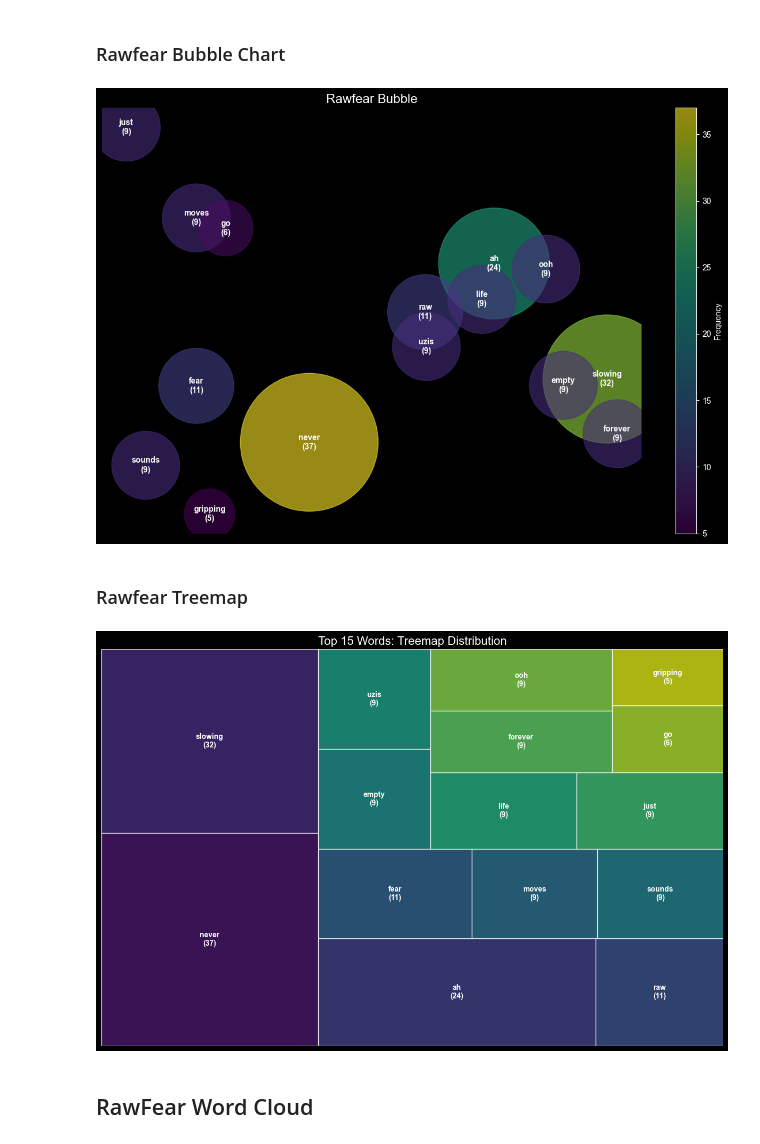
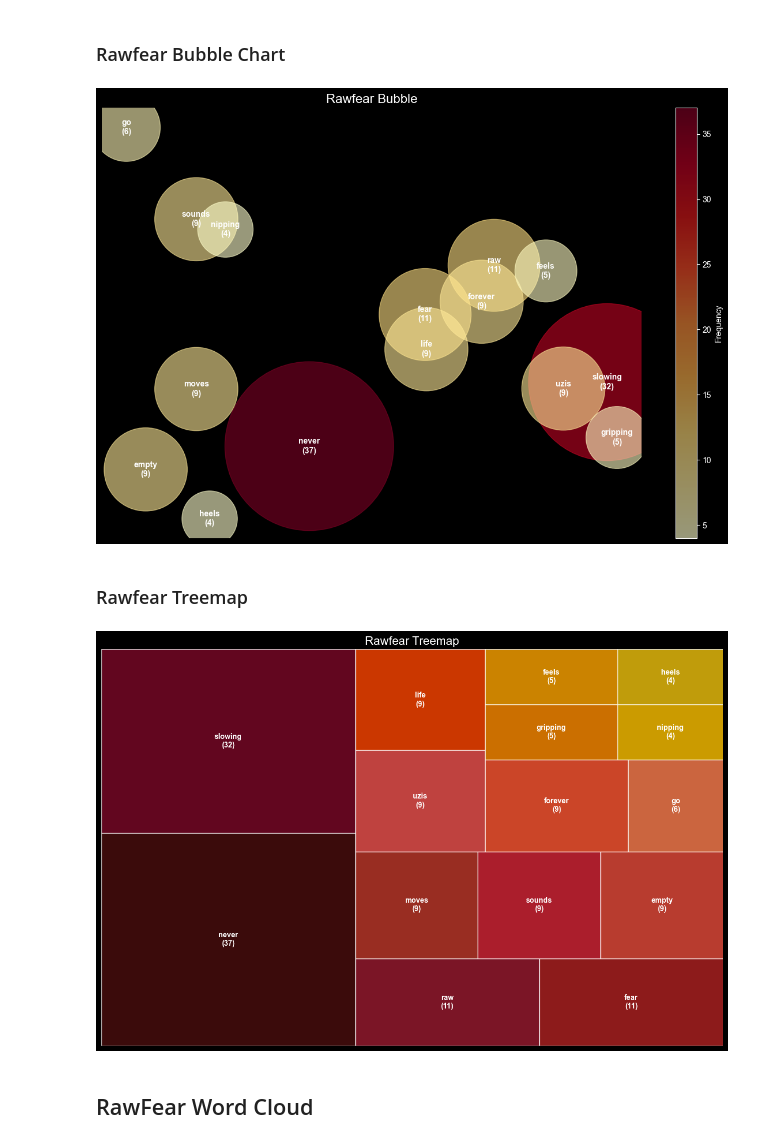
Before and after one commit to MeredithClikkie/torchbearerlab.github.io, a Jupyter notebook: Rawfear.ipynb, the cells around one changed output. Drawn from its saved outputs; the diff is of its cells as text; code cells hidden in the pictures.

Commit message:
update color scheme rawfear, convert to py, then changed name with date and md for github.io

```diff
--- a/Rawfear.ipynb
+++ b/Rawfear.ipynb
@@ -23,7 +23,10 @@ stop_words = [
     "but", "if", "or", "because", "as", "until", "while", "of", "at", "by",
     "for", "with", "about", "against", "between", "into", "through", "during",
     "before", "after", "above", "below", "to", "from", "up", "down", "in",
-    "out", "on", "off", "over", "under", "again", "further", "then", "once"
+    "out", "on", "off", "over", "under", "again", "further", "then", "once",
+    "not", "no", "yes", "so", "can", "just", "dont", "yeah", "let", "im", "ah",
+    "want", "like", "ive", "all", "ooh", "ill", "even", "forforforforforfor",
+    "yeahyeahyeahyeah", "daisychained" "thats", "there"
 ]
 
 # Function to remove stop words from a string
@@ -121,12 +124,31 @@ print(counts.most_common(10))
 df_counts = pd.DataFrame(counts.most_common(15), columns=['Word', 'Count'])
 df_counts = df_counts.sort_values(by='Count', ascending=True)
 
+# Define Red/Orange/Yellow palette
+warm_colors = [
+    '#4A0E0E', # Dark Garnet
+    '#7B0828', # Deep Ruby
+    '#9B1B30', # Chili Pepper
+    '#B22222', # Firebrick
+    '#C0392B', # Pomegranate
+    '#D72638', # Crimson
+    '#E74C3C', # Alizarin
+    '#F0544F', # Soft Coral
+    '#FF4500', # Orange Red
+    '#FF5733', # Persimmon
+    '#FF7F50', # Coral
+    '#FF8C00', # Dark Orange
+    '#FFA500', # Orange
+    '#FFC300', # Sunflower
+    '#F1C40F'  # Maize
+]
+
 # Create the plot
-plt.barh(df_counts['Word'], df_counts['Count'], color='skyblue')
+plt.barh(df_counts['Word'], df_counts['Count'], color=warm_colors)
 plt.xlabel('Frequency')
-plt.title('Top 15 Most Frequent Words')
+plt.title('Rawfear Top 15 Words')
 plt.tight_layout()
 
 # Save or display
-plt.savefig('lyric_counts_bar.png')
+plt.savefig('rawfear_bar.png')
 # %% [output]
@@ -184,9 +206,9 @@ plt.figure(figsize=(12, 8))
 scatter = plt.scatter(
     df_counts['x'],
     df_counts['y'],
-    s=df_counts['Count'] * 800,  # Adjust the multiplier (100) based on your data scale
+    s=df_counts['Count'] * 1200,  # Adjust the multiplier (100) based on your data scale
     c=df_counts['Count'],
-    cmap='viridis',
+    cmap='YlOrRd',
     alpha=0.6,
 )
 
@@ -210,40 +232,40 @@ plt.tight_layout()
 plt.savefig('rawfear_bubble.png')
 plt.show()
 # %% [output]
-[figure, old version]
+[figure, new version]
 # %% [markdown]
 ### Rawfear Treemap
 # %%
 # 1. Prepare your data (from your existing Counter object)
 df_counts = pd.DataFrame(counts.most_common(15), columns=['Word', 'Count'])
 
 # 2. Create the plot
 plt.figure(figsize=(12, 8))
 
 # Define colors (using a nice Seaborn palette)
 colors = sns.color_palette('viridis', len(df_counts))
 
 # Create labels that include the word and the count
 labels = [f"{row['Word']}\n({row['Count']})" for i, row in df_counts.iterrows()]
 
 # 3. Draw the Treemap
 squarify.plot(
     sizes=df_counts['Count'],
     label=labels,
-    color=colors,
+    color=warm_colors,
     alpha=0.8,
     text_kwargs={'fontsize': 10, 'fontweight': 'bold'}
 )
 
 # 4. Styling
-plt.title('Top 15 Words: Treemap Distribution', fontsize=16)
+plt.title('Rawfear Treemap', fontsize=16)
 plt.axis('off') # Treemaps don't need axes
 
 plt.tight_layout()
-plt.savefig('lyric_counts_treemap.png')
+plt.savefig('rawfear_treemap.png')
 plt.show()
 # %% [output]
-[figure, old version]
+[figure, new version]
 # %% [markdown]
 ## RawFear Word Cloud
 # %%
```
Also changed, not shown: parts of 6 cells of this notebook, 10 other files.
